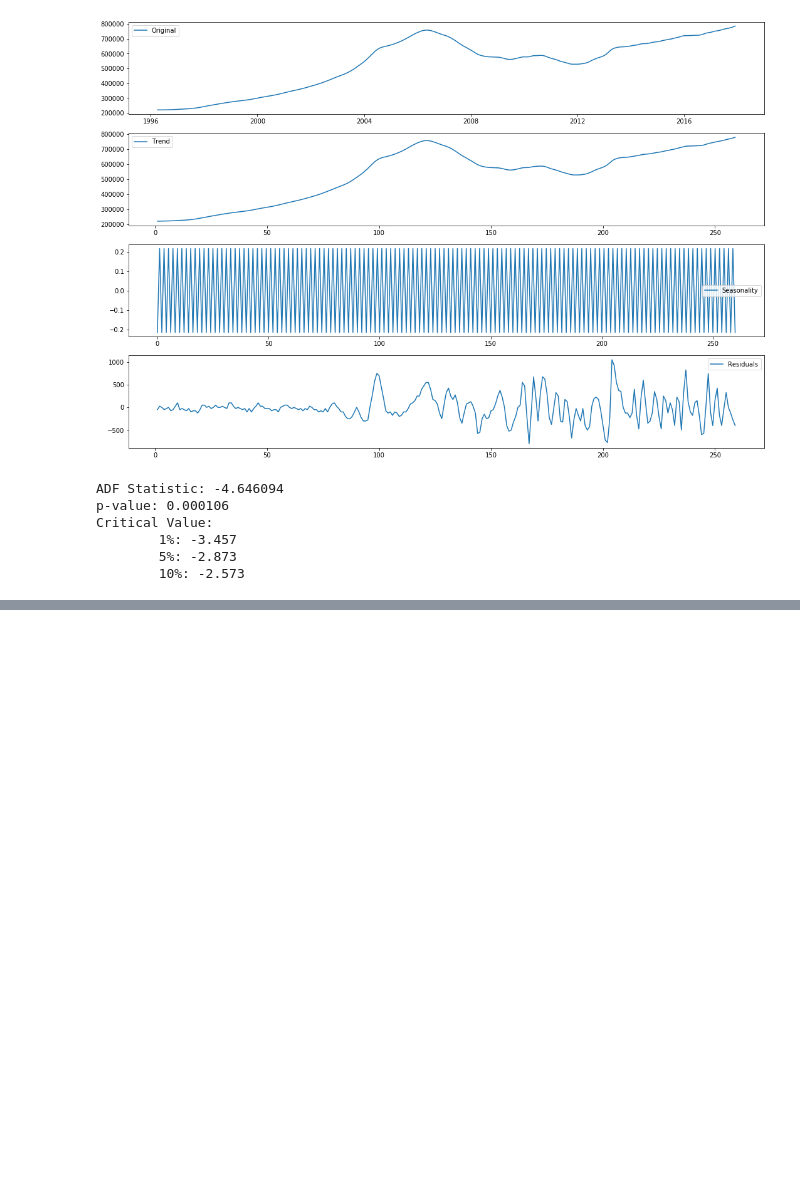
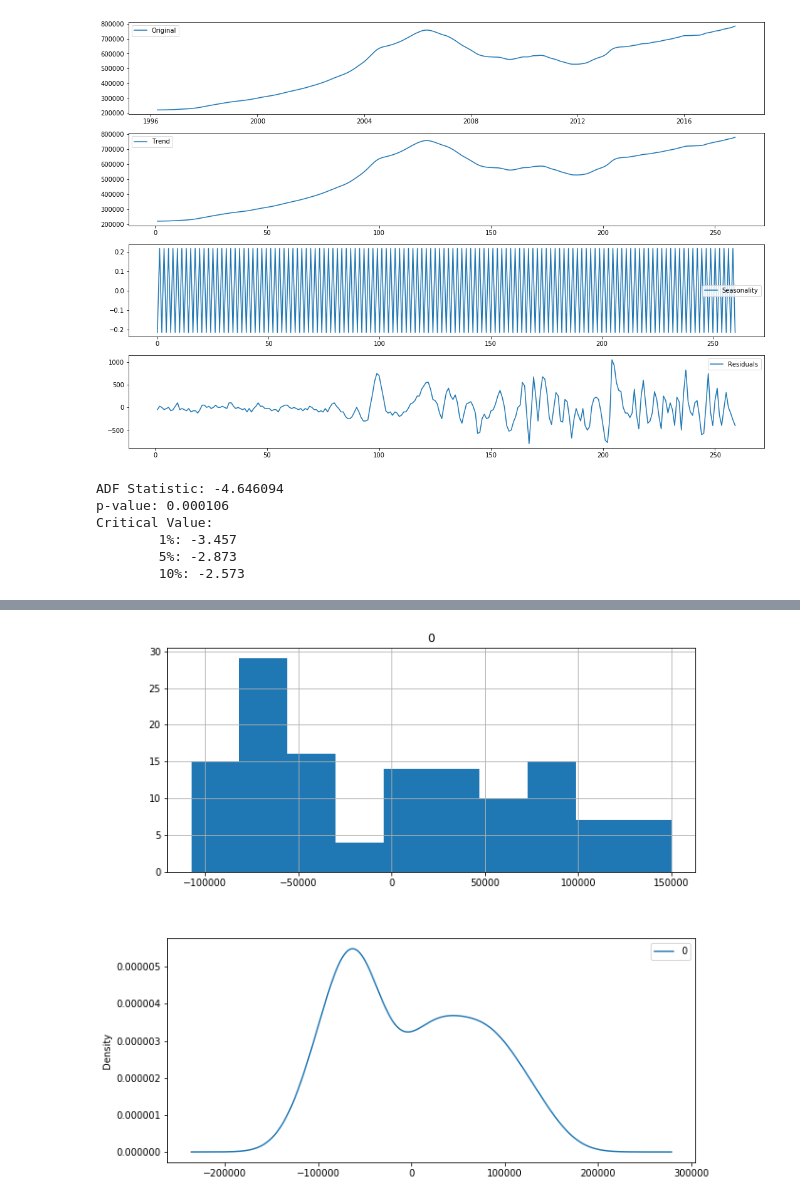
Before and after one commit to psylanrex/notebooks, a Jupyter notebook: fv_modeling.ipynb, the cells around one changed output, grey strips where cells are left out. Saved outputs shown, nothing was run; the diff lists cells and outputs as text; code cells hidden in the pictures; blank space fills up the shorter version.

```diff
--- a/fv_modeling.ipynb
+++ b/fv_modeling.ipynb
@@ -394,14 +496,0 @@ def seasonal_decompose_transform(data, i):
-# %%
-# walk-forward validation
-history = [x for x in X]
-predictions = list()
-transformed_test = seasonal_decompose(test)
-for i in range(len(test)):
-  # transform
-  decomposed_history = seasonal_decompose(history)
-  decomposed_history_resid = decomposed_history.resid
-  # predict
-  model = ARIMA(decomposed_history_resid, order=(1,0,1))
-  model_fit = model.fit(disp=0)
-  yhat = model_fit.forecast()[0]
-  yhat = yhat +
@@ -407,0 +502,19 @@ for i in range(len(test)):
+# %%
+holts_residuals_mean = holts_residuals.mean()[0]
+# %%
+history = [x for x in train]
+predictions = list()
+for i in range(len(test)):
+  fit = Holt(train).fit()
+  yhat = fit.forecast()[0]
+  yhat = yhat + holts_residuals_mean
+  predictions.append(yhat)
+  history.append(test[i])
+  # print('Predicted = %.3f, Expected = %.3f' % (yhat, test[i]))
+# report performance
+rmse = sqrt(mean_squared_error(test, predictions))
+scores['Adjusted Holt'] = rmse
+print(scores)
+adj_holts_residuals = [test[i] - predictions[i] for i in range(len(test))]
+adj_holts_residuals = pd.DataFrame(adj_holts_residuals)
+adj_holts_residuals.describe()
@@ -407,0 +532,9 @@ for i in range(len(test)):
+# %%
+plt.figure(figsize=(10,10))
+plt.subplot(211)
+adj_holts_residuals.hist(ax=plt.gca())
+plt.subplot(212)
+adj_holts_residuals.plot(kind='kde', ax=plt.gca())
+plt.show()
+# %% [output]
+[figure, added]
```
Also changed, not shown: parts of 29 cells of this notebook.
